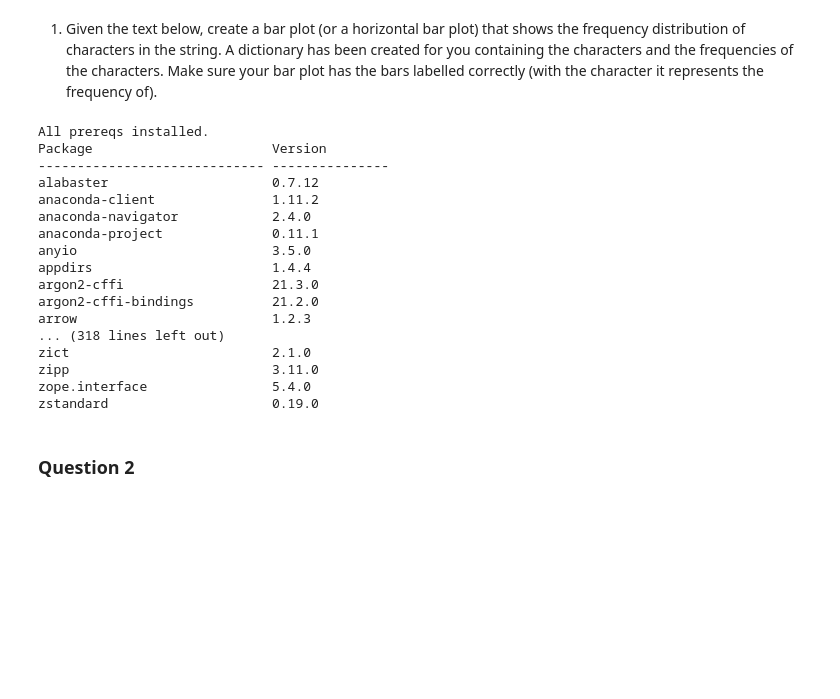
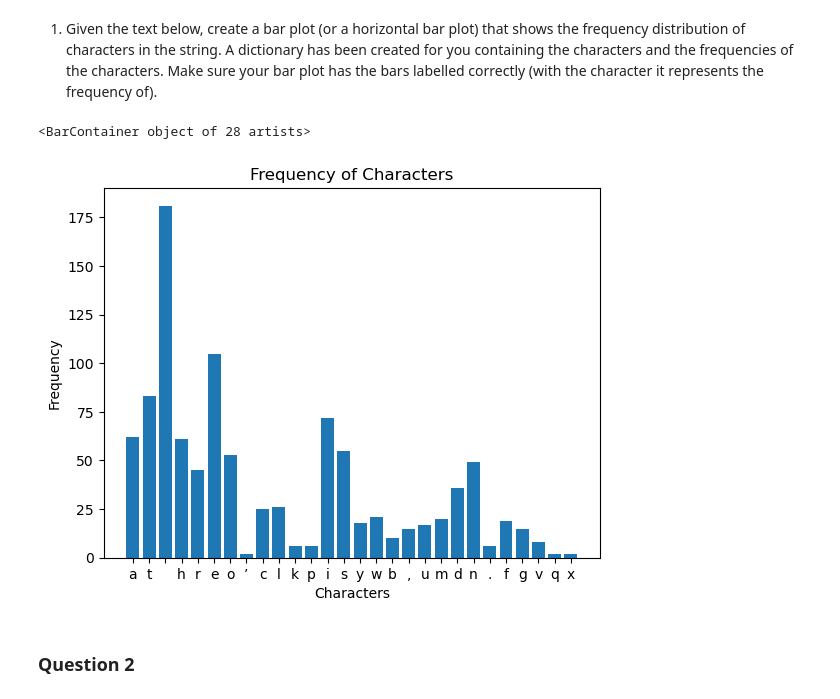
Before and after one commit to LindseySully/Module_03, a Jupyter notebook: pyplot.ipynb, the cells around one changed output. Saved outputs shown, nothing was run; the diff lists cells and outputs as text; code cells hidden in the pictures; blank space fills up the shorter version.

```diff
--- a/pyplot.ipynb
+++ b/pyplot.ipynb
@@ -22,33 +48,25 @@ Make sure your bar plot has the bars labelled correctly (with the character it r
 # %%
 from collections import Counter
 TEXT = "At three o’clock precisely I was at Baker Street, but Holmes had not yet returned. The landlady informed me that he had left the house shortly after eight o’clock in the morning. I sat down beside the fire, however, with the intention of awaiting him, however long he might be. I was already deeply interested in his inquiry, for, though it was surrounded by none of the grim and strange features which were associated with the two crimes which I have already recorded, still, the nature of the case and the exalted station of his client gave it a character of its own. Indeed, apart from the nature of the investigation which my friend had on hand, there was something in his masterly grasp of a situation, and his keen, incisive reasoning, which made it a pleasure to me to study his system of work, and to follow the quick, subtle methods by which he disentangled the most inextricable mysteries. So accustomed was I to his invariable success that the very possibility of his failing had ceased to enter into my head.".lower()
 letter_freq = dict(Counter(TEXT))
+#print(letter_freq)
 
 # make a bar plot with an appropriate title, correct xtick labels, and labeled axes
+characters = list(letter_freq.keys())
+frequency = list(letter_freq.values())
+
+
+
+#labels
+plt.xlabel('Characters')
+plt.ylabel('Frequency')
+plt.title('Frequency of Characters')
+
+#plot
+plt.bar(characters,frequency)
+# %% [output]
+<BarContainer object of 28 artists>
+[figure, added]
-# %%
-from random import randint
-import matplotlib.pyplot as plt
-
-print('All prereqs installed.')
-!pip list
-# %% [output]
-All prereqs installed.
-Package                       Version
------------------------------ ---------------
-alabaster                     0.7.12
-anaconda-client               1.11.2
-anaconda-navigator            2.4.0
-anaconda-project              0.11.1
-anyio                         3.5.0
-appdirs                       1.4.4
-argon2-cffi                   21.3.0
-argon2-cffi-bindings          21.2.0
-arrow                         1.2.3
-... (318 lines left out)
-zict                          2.1.0
-zipp                          3.11.0
-zope.interface                5.4.0
-zstandard                     0.19.0
 # %% [markdown]
 ### Question 2
 # %% [markdown]
```
Also changed, not shown: parts of 4 cells of this notebook, 1 other file.
